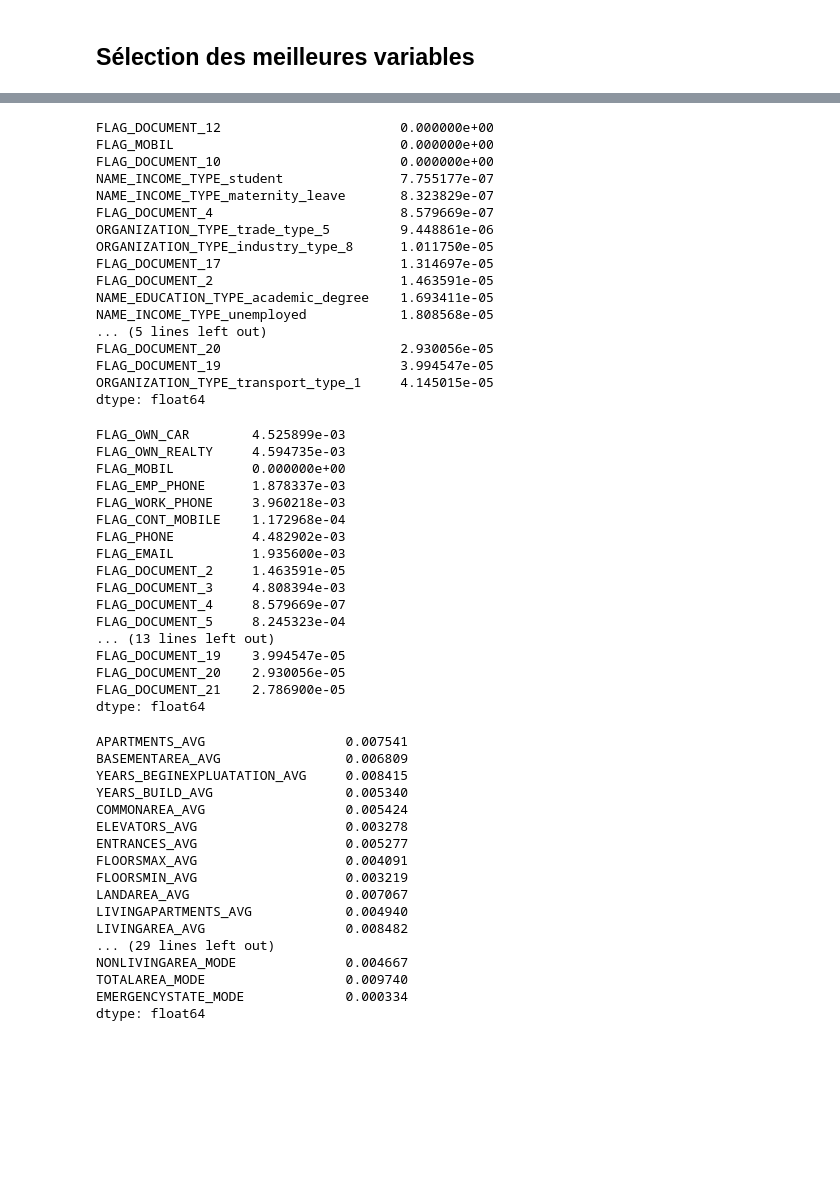
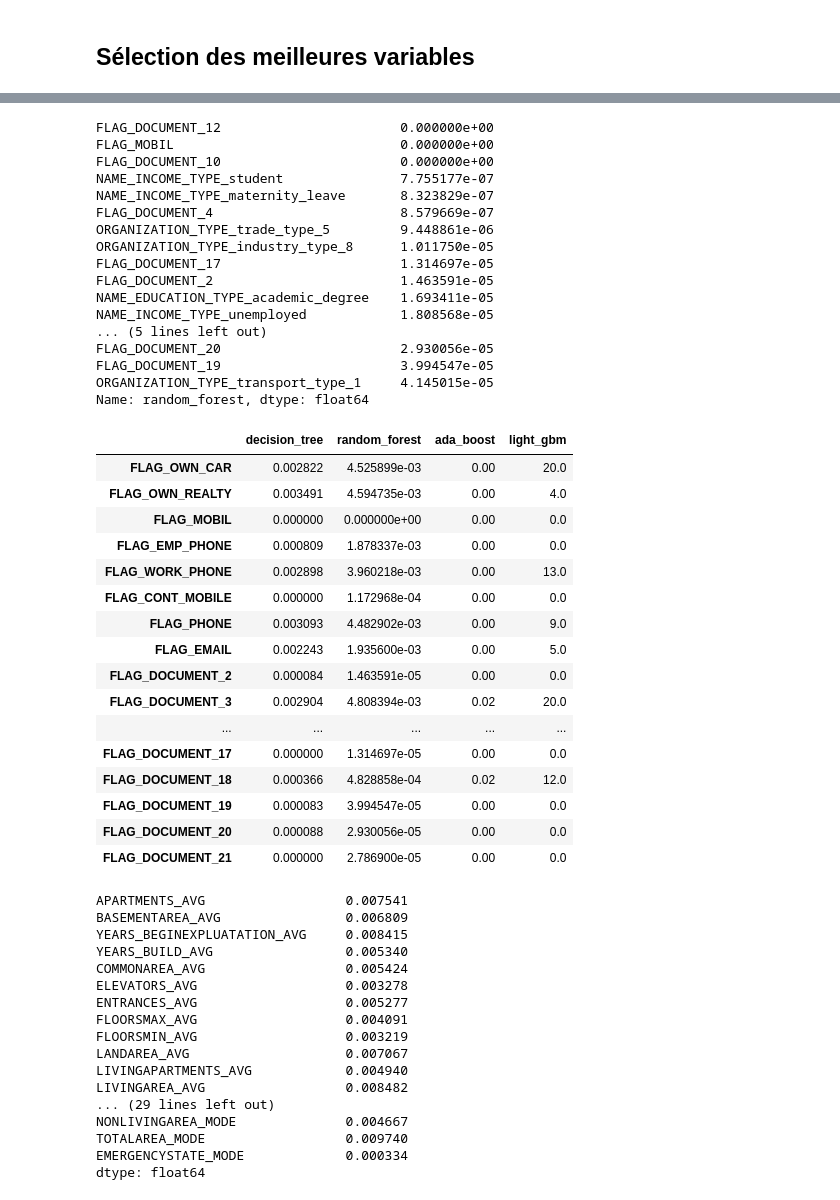
Before and after one commit to gitadum/credit_risk_rating, a Jupyter notebook: 00_notebooks/03_Modelling.ipynb, the cells around one changed output, grey strips where cells are left out. Cells and saved outputs as stored; diff of their text form; code cells hidden in the pictures; blank space fills up the shorter version.

Commit message:
évaluation de l'importance des variables

```diff
--- a/00_notebooks/03_Modelling.ipynb
+++ b/00_notebooks/03_Modelling.ipynb
@@ -728,9 +728,14 @@ weighted avg       0.90      0.69      0.76     61503
 ## Sélection des meilleures variables
 # %%
 from preprocessing import get_preprocessed_set_column_names as get_feat_names
-feat_names = get_feat_names(random_forest['p'])
-feat_impor = random_forest['m'].feature_importances_
 
-feat_importances = pd.Series(data={k:v for k,v in zip(feat_names, feat_impor)},
-                             index=feat_names)
-print(feat_importances)
+def get_feature_importances(model):
+    '''Fonction qui retourne l'importance relative des variables
+    pour un modèle donné et un jeu d'entraînement donné'''
+    feat_names = get_feat_names(model['p'])
+    feat_impor = model['m'].feature_importances_
+
+    importances = pd.Series(data={k:v for k,v in zip(feat_names,feat_impor)},
+                            index=feat_names)
+
+    return importances
@@ -749,0 +742,9 @@ Length: 235, dtype: float64
+# %%
+models_feat_importances = []
+for model in models.values():
+    feat_importances = get_feature_importances(model.fit(X_train, y_train))
+    models_feat_importances.append(feat_importances)
+# %%
+feature_importances = pd.DataFrame(np.asarray(models_feat_importances).T,
+                                   columns=models.keys(),
+                                   index=feat_importances.index)
@@ -787,5 +804,5 @@ dtype: float64
 # %%
-feat_importances.sort_values(ascending=True)[:20]
+feature_importances.random_forest.sort_values(ascending=True)[:20]
 # %% [output]
 FLAG_DOCUMENT_12                       0.000000e+00
 FLAG_MOBIL                             0.000000e+00
@@ -803,27 +820,27 @@ NAME_INCOME_TYPE_unemployed            1.808568e-05
 FLAG_DOCUMENT_20                       2.930056e-05
 FLAG_DOCUMENT_19                       3.994547e-05
 ORGANIZATION_TYPE_transport_type_1     4.145015e-05
-dtype: float64
+Name: random_forest, dtype: float64
-# %%
-feat_importances[[f for f in feat_importances.index if f[:4] == 'FLAG']]
-# %% [output]
-FLAG_OWN_CAR        4.525899e-03
-FLAG_OWN_REALTY     4.594735e-03
-FLAG_MOBIL          0.000000e+00
-FLAG_EMP_PHONE      1.878337e-03
-FLAG_WORK_PHONE     3.960218e-03
-FLAG_CONT_MOBILE    1.172968e-04
-FLAG_PHONE          4.482902e-03
-FLAG_EMAIL          1.935600e-03
-FLAG_DOCUMENT_2     1.463591e-05
-FLAG_DOCUMENT_3     4.808394e-03
-FLAG_DOCUMENT_4     8.579669e-07
-FLAG_DOCUMENT_5     8.245323e-04
-... (13 lines left out)
-FLAG_DOCUMENT_19    3.994547e-05
-FLAG_DOCUMENT_20    2.930056e-05
-FLAG_DOCUMENT_21    2.786900e-05
-dtype: float64
+# %%
+feature_importances.filter(like='FLAG', axis=0)
+# %% [output]
+|  | decision_tree | random_forest | ada_boost | light_gbm |
+| FLAG_OWN_CAR | 0.002822 | 4.525899e-03 | 0.00 | 20.0 |
+| FLAG_OWN_REALTY | 0.003491 | 4.594735e-03 | 0.00 | 4.0 |
+| FLAG_MOBIL | 0.000000 | 0.000000e+00 | 0.00 | 0.0 |
+| FLAG_EMP_PHONE | 0.000809 | 1.878337e-03 | 0.00 | 0.0 |
+| FLAG_WORK_PHONE | 0.002898 | 3.960218e-03 | 0.00 | 13.0 |
+| FLAG_CONT_MOBILE | 0.000000 | 1.172968e-04 | 0.00 | 0.0 |
+| FLAG_PHONE | 0.003093 | 4.482902e-03 | 0.00 | 9.0 |
+| FLAG_EMAIL | 0.002243 | 1.935600e-03 | 0.00 | 5.0 |
+| FLAG_DOCUMENT_2 | 0.000084 | 1.463591e-05 | 0.00 | 0.0 |
+| FLAG_DOCUMENT_3 | 0.002904 | 4.808394e-03 | 0.02 | 20.0 |
+| ... | ... | ... | ... | ... |
+| FLAG_DOCUMENT_17 | 0.000000 | 1.314697e-05 | 0.00 | 0.0 |
+| FLAG_DOCUMENT_18 | 0.000366 | 4.828858e-04 | 0.02 | 12.0 |
+| FLAG_DOCUMENT_19 | 0.000083 | 3.994547e-05 | 0.00 | 0.0 |
+| FLAG_DOCUMENT_20 | 0.000088 | 2.930056e-05 | 0.00 | 0.0 |
+| FLAG_DOCUMENT_21 | 0.000000 | 2.786900e-05 | 0.00 | 0.0 |
 # %%
 feat_importances[[f for f in feat_importances.index
                   if f[-4:] in ['_AVG','MEDI','MODE']]]
```
Also changed, not shown: parts of 19 cells of this notebook.
